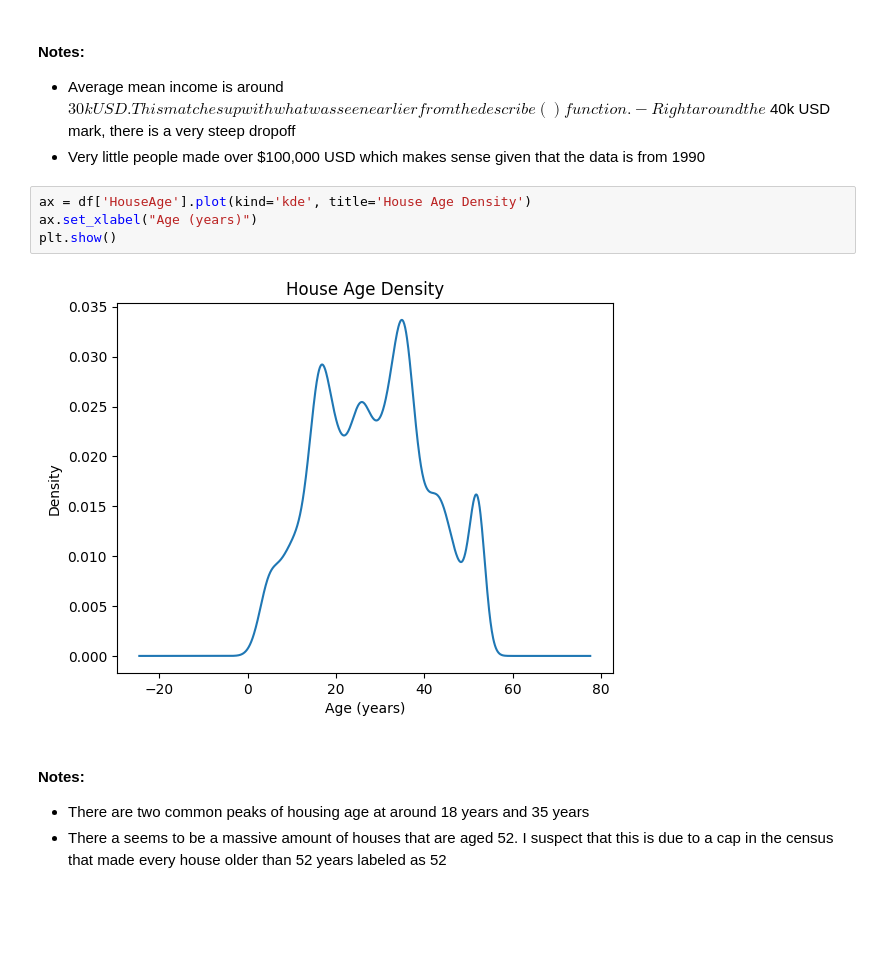
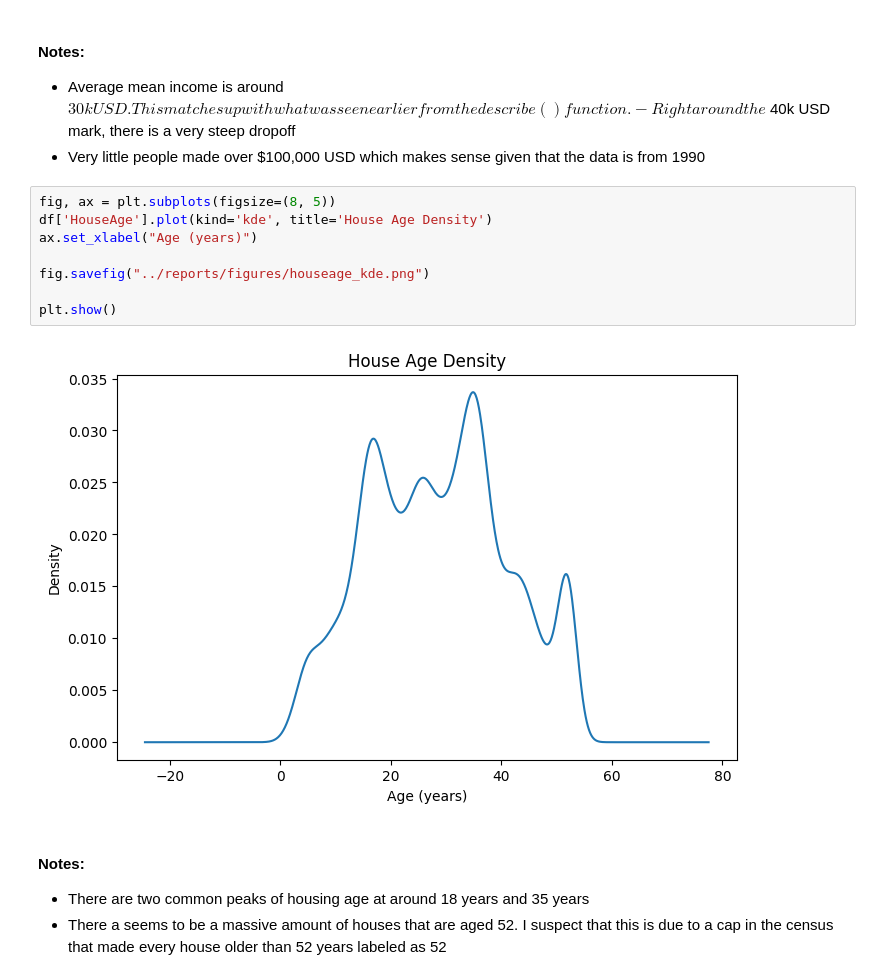
Before and after one commit to Kaydonius/ml-housing-price-pipeline, a Jupyter notebook: notebooks/01_eda.ipynb, the cells around one changed output. Cells and saved outputs as stored; diff of their text form; blank space fills up the shorter version.

```diff
--- a/notebooks/01_eda.ipynb
+++ b/notebooks/01_eda.ipynb
@@ -137,11 +143,15 @@ plt.show()
 - Right around the $40k USD mark, there is a very steep dropoff
 - Very little people made over $100,000 USD which makes sense given that the data is from 1990
 # %%
-ax = df['HouseAge'].plot(kind='kde', title='House Age Density')
+fig, ax = plt.subplots(figsize=(8, 5))
+df['HouseAge'].plot(kind='kde', title='House Age Density')
 ax.set_xlabel("Age (years)")
+
+fig.savefig("../reports/figures/houseage_kde.png")
+
 plt.show()
 # %% [output]
-[figure, old version]
+[figure, new version]
 # %% [markdown]
 #### Notes:
 - There are two common peaks of housing age at around 18 years and 35 years
```
Also changed, not shown: parts of 16 cells of this notebook, 21 other files.
